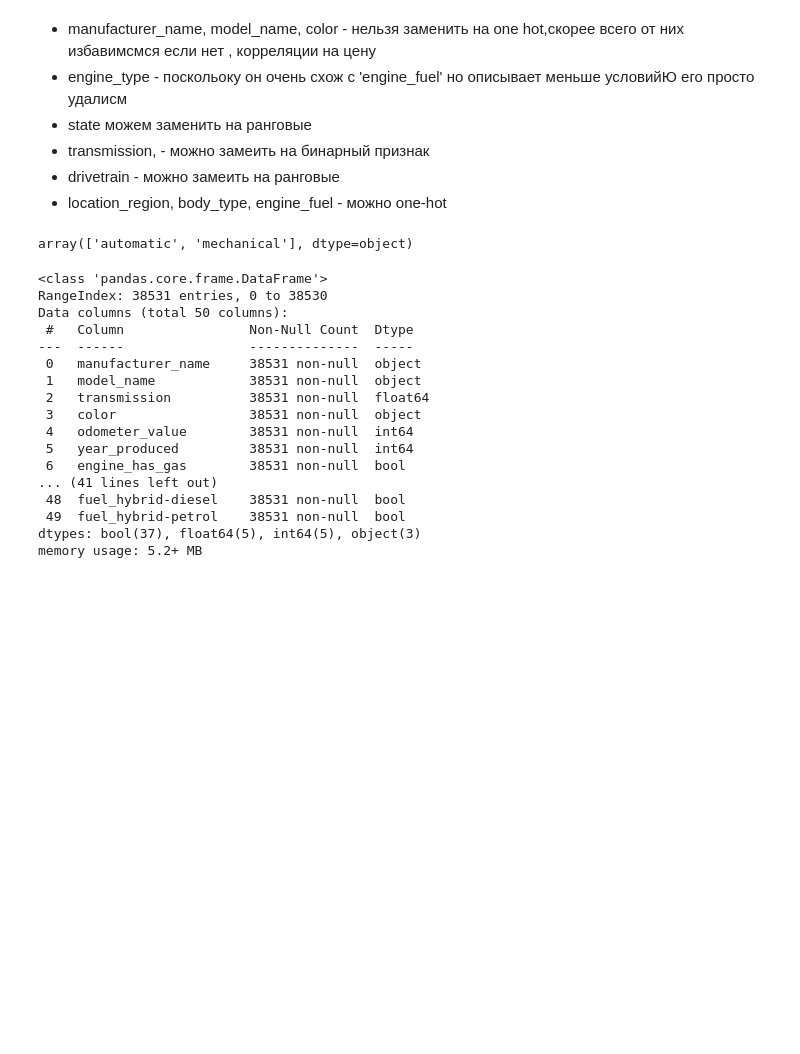
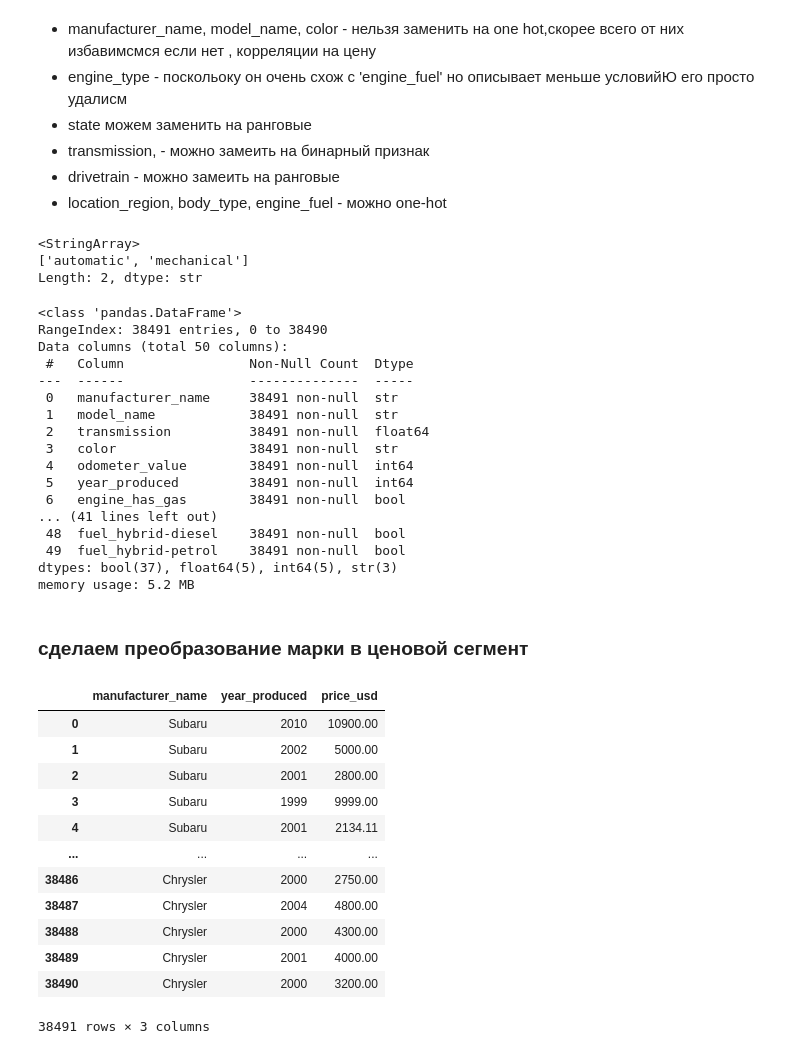
Before and after one commit to terracodum/ML_labs, a Jupyter notebook: lab1/lab1_reg.ipynb, the cells around one changed output. Saved outputs shown, nothing was run; the diff lists cells and outputs as text; code cells hidden in the pictures; blank space fills up the shorter version.

```diff
--- a/lab1/lab1_reg.ipynb
+++ b/lab1/lab1_reg.ipynb
@@ -114,4 +113,4 @@ data.duplicated().sum()
 # %% [output]
 np.int64(40)
 # %%
-data.drop_duplicates(ignore_index=True)
+data = data.drop_duplicates(ignore_index=True)
@@ -153,4 +138,5 @@ dtype: float64
 Только в одном признаке это обьем мотора:
 - модем заполнить модой тк это всего 10 пропусков
 # %%
-data.fillna({"engine_capacity": data['engine_capacity'].mode()}, inplace=True)
+mode_val = data['engine_capacity'].mode()[0]
+data.fillna({"engine_capacity": mode_val}, inplace=True)
@@ -225,7 +244,9 @@ data = data.drop(columns=['engine_type'])
 # %%
 data["transmission"].unique()
 # %% [output]
-array(['automatic', 'mechanical'], dtype=object)
+<StringArray>
+['automatic', 'mechanical']
+Length: 2, dtype: str
 # %%
 ordinal_encode_f1 = OrdinalEncoder(categories=[['emergency', 'owned', 'new']])
 ordinal_encode_f2 = OrdinalEncoder(categories=[['front', 'rear', 'all']])
@@ -247,20 +268,39 @@ data = pd.concat([data, dummies], axis=1)
 # %%
 data.info()
 # %% [output]
-<class 'pandas.core.frame.DataFrame'>
-RangeIndex: 38531 entries, 0 to 38530
+<class 'pandas.DataFrame'>
+RangeIndex: 38491 entries, 0 to 38490
 Data columns (total 50 columns):
  #   Column                Non-Null Count  Dtype
 ---  ------                --------------  -----
- 0   manufacturer_name     38531 non-null  object
- 1   model_name            38531 non-null  object
- 2   transmission          38531 non-null  float64
- 3   color                 38531 non-null  object
- 4   odometer_value        38531 non-null  int64
- 5   year_produced         38531 non-null  int64
- 6   engine_has_gas        38531 non-null  bool
+ 0   manufacturer_name     38491 non-null  str
+ 1   model_name            38491 non-null  str
+ 2   transmission          38491 non-null  float64
+ 3   color                 38491 non-null  str
+ 4   odometer_value        38491 non-null  int64
+ 5   year_produced         38491 non-null  int64
+ 6   engine_has_gas        38491 non-null  bool
 ... (41 lines left out)
- 48  fuel_hybrid-diesel    38531 non-null  bool
- 49  fuel_hybrid-petrol    38531 non-null  bool
-dtypes: bool(37), float64(5), int64(5), object(3)
-memory usage: 5.2+ MB
+ 48  fuel_hybrid-diesel    38491 non-null  bool
+ 49  fuel_hybrid-petrol    38491 non-null  bool
+dtypes: bool(37), float64(5), int64(5), str(3)
+memory usage: 5.2 MB
+# %% [markdown]
+### сделаем преобразование марки в ценовой сегмент
+# %%
+manuf = data[['manufacturer_name',  "year_produced", "price_usd"]]
+manuf
+# %% [output]
+|  | manufacturer_name | year_produced | price_usd |
+| 0 | Subaru | 2010 | 10900.00 |
+| 1 | Subaru | 2002 | 5000.00 |
+| 2 | Subaru | 2001 | 2800.00 |
+| 3 | Subaru | 1999 | 9999.00 |
+| 4 | Subaru | 2001 | 2134.11 |
+| ... | ... | ... | ... |
+| 38486 | Chrysler | 2000 | 2750.00 |
+| 38487 | Chrysler | 2004 | 4800.00 |
+| 38488 | Chrysler | 2000 | 4300.00 |
+| 38489 | Chrysler | 2001 | 4000.00 |
+| 38490 | Chrysler | 2000 | 3200.00 |
+38491 rows × 3 columns
```
Also changed, not shown: parts of 14 cells of this notebook.
